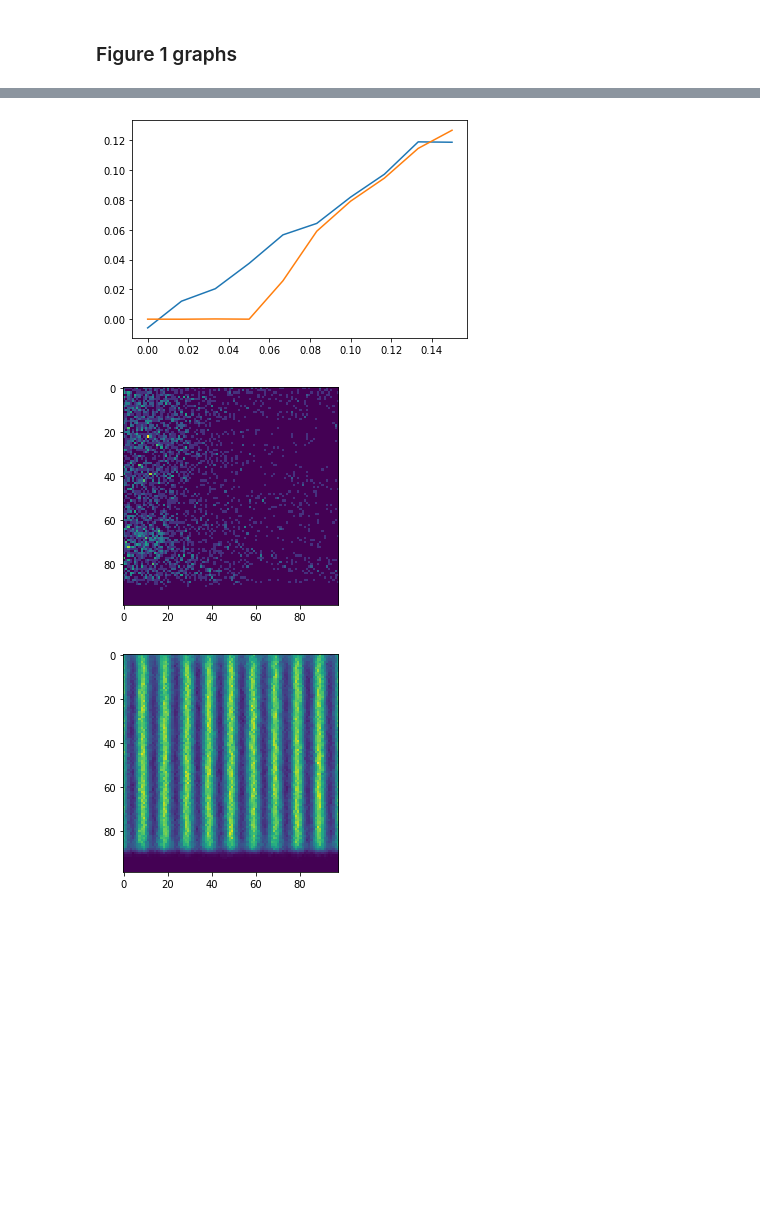
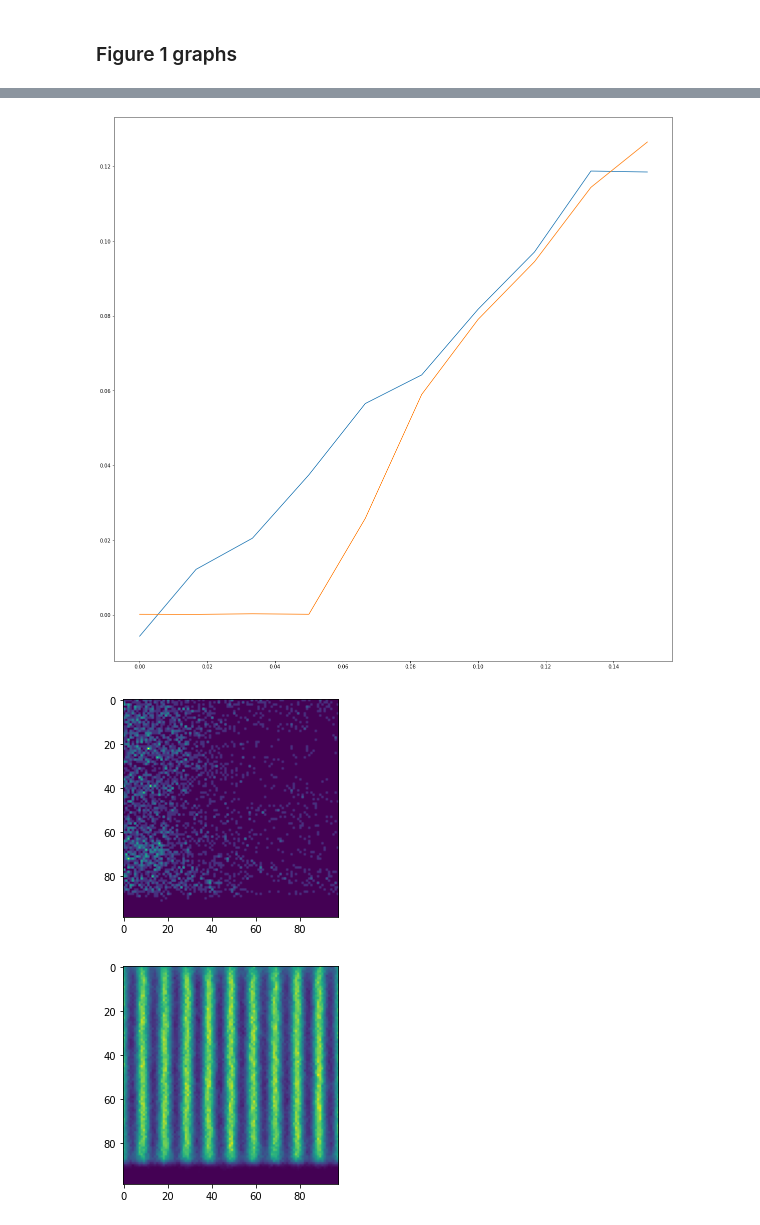
Before and after one commit to LevoSpacewars/Polymer-Tilt, a Jupyter notebook: graphs.ipynb, the cells around one changed output, grey strips where cells are left out. Cells and saved outputs as stored; diff of their text form; code cells hidden in the pictures; blank space fills up the shorter version.

```diff
--- a/graphs.ipynb
+++ b/graphs.ipynb
@@ -7,8 +7,14 @@ import numpy as np
 import math as m
 
 def getHeatMap(fname, force):
-    mod =  np.delete(np.array(pandas.read_csv('./compiledRuns/' + fname + '/heatmap_' + str(force) + '.txt',header=1)), 0, axis=1)
+    mod =  np.delete(np.array(ps.read_csv('./compiledRuns/' + fname + '/heatmap_' + str(force) + '.txt',header=1)), 0, axis=1)
     mod = np.delete(mod, len(mod[0])-1,axis=1)
     return mod
 def getDenProf(fname, force):
-    return np.array(pandas.read_csv('./compiledRuns/' + fname + '/ProfileDensity_' + str(force) + '.txt',header=1))
+    return np.array(ps.read_csv('./compiledRuns/' + fname + '/ProfileDensity_' + str(force) + '.txt',header=1))
+def genPotential(dim, rez):
+    x = np.linspace(0,dim[0],rez[0])
+    potential = np.cos(m.pi * 2 /dim[0] * x)
+    for i in range(rez[1]):
+        potential= np.vstack([potential,np.cos(m.pi * 2 * x)])
+    return potential
@@ -15,23 +37,24 @@ def getDenProf(fname, force):
 # %%
 figure_1_folders = ['1','10000']
 fig1data = []
 fig1heatmaps = [[],[]]
 for name in figure_1_folders:
     fig1data.append(np.array(ps.read_csv('./compiledRuns/' + name + '/data.txt',header = 0)))
     fig1heatmaps[0].append(getHeatMap(name,0.0))
     fig1heatmaps[1].append(getHeatMap(name,1.2))
 
-
+fig = plt.figure(figsize=(20,20))
 for data in fig1data:
     forceangle = np.linspace(0,3,10)/20
     plt.errorbar(forceangle, data[3][1:])
+plt.savefig("compvalues.png", transparent = True)
 for mp in fig1heatmaps:
     fig = plt.figure()
     plt.imshow(mp[0])
     fig = plt.figure()
     plt.imshow(mp[1])
 # %% [output]
-[figure, old version]
+[figure, new version]
 [figure]
 [figure]
 [figure]
```
Also changed, not shown: parts of 8 cells of this notebook, 5 other files.
